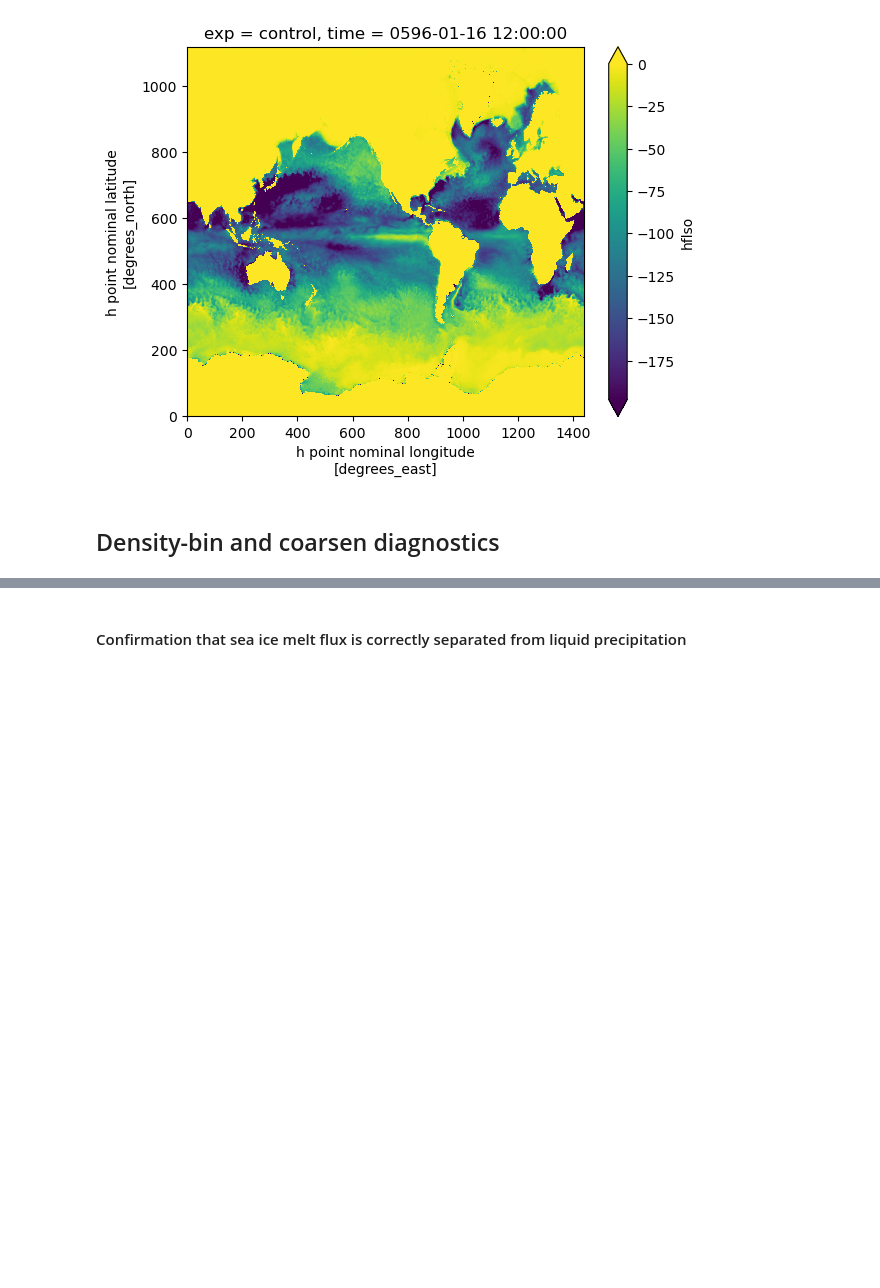
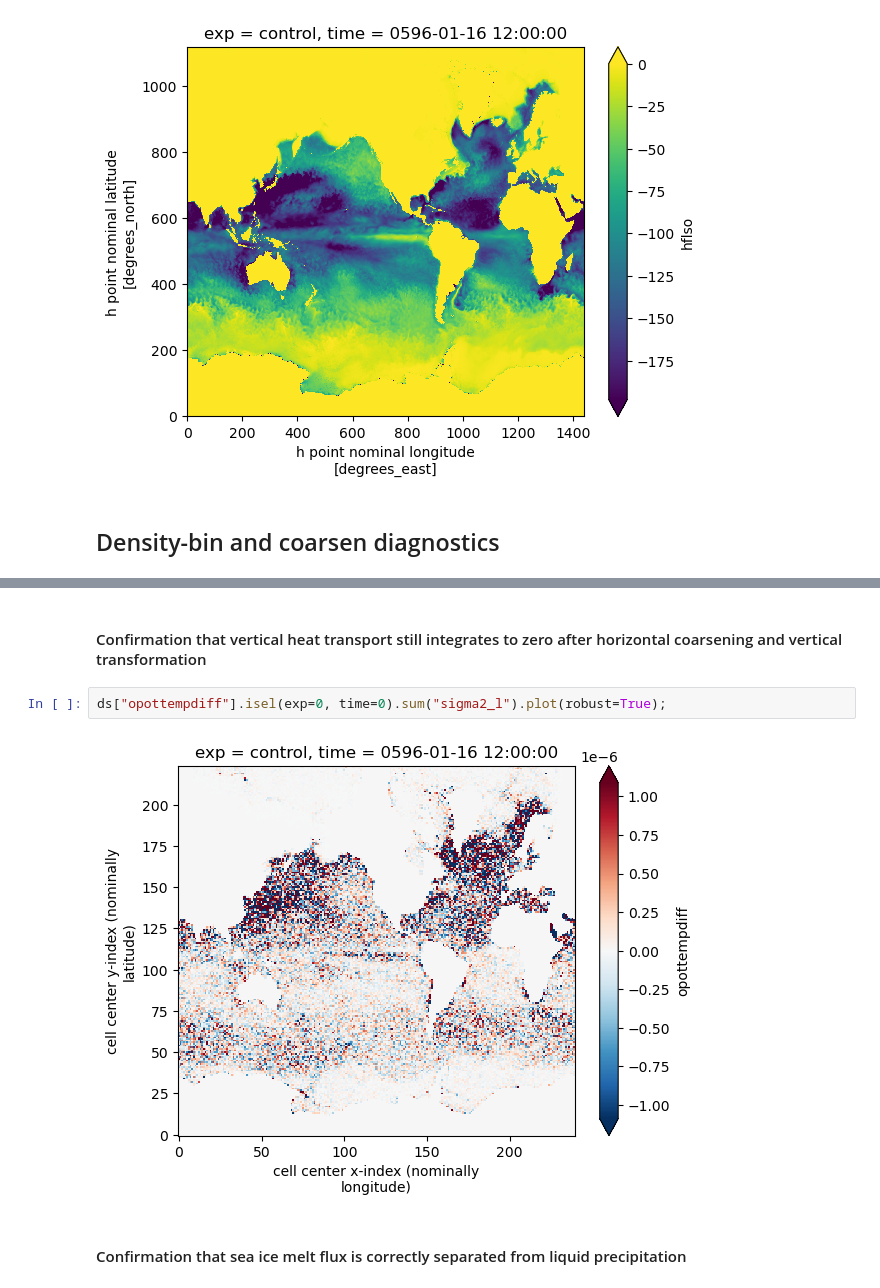
Before and after one commit to hdrake/CM4Xutils, a Jupyter notebook: examples/coarsen_budget_diags.ipynb, the cells around one changed output, grey strips where cells are left out. Drawn from its saved outputs; the diff is of its cells as text; blank space fills up the shorter version.

```diff
--- a/examples/coarsen_budget_diags.ipynb
+++ b/examples/coarsen_budget_diags.ipynb
@@ -104,3 +113,9 @@ Coordinates: (12/28)
+# %% [markdown]
+#### Confirmation that vertical heat transport still integrates to zero after horizontal coarsening and vertical transformation
+# %%
+ds["opottempdiff"].isel(exp=0, time=0).sum("sigma2_l").plot(robust=True);
+# %% [output]
+[figure, added]
 # %% [markdown]
 #### Confirmation that sea ice melt flux is correctly separated from liquid precipitation
 # %%
```
Also changed, not shown: parts of 6 cells of this notebook, 9 other files.
